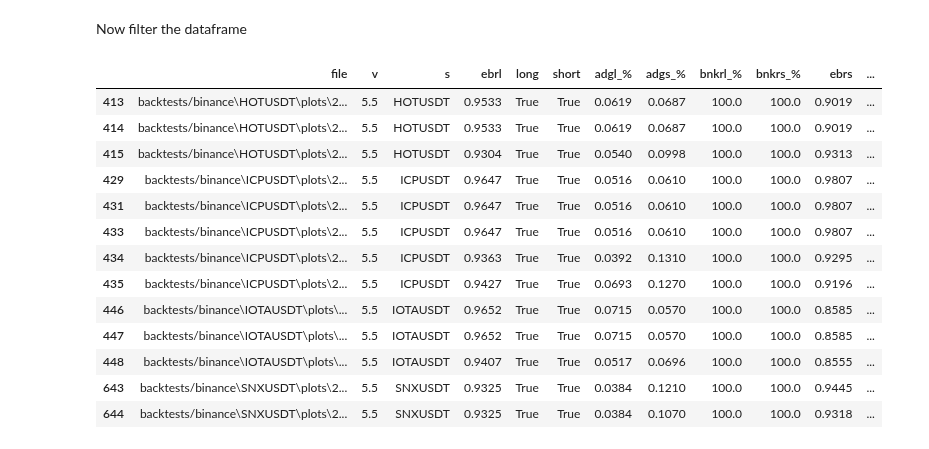
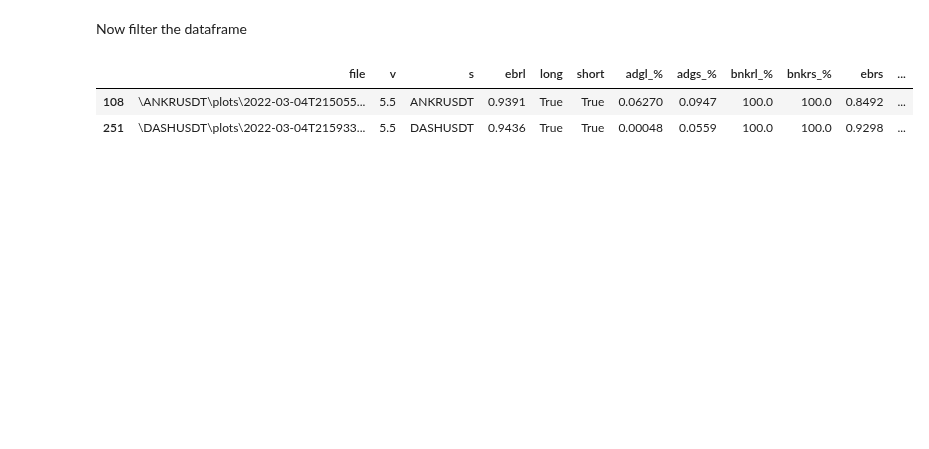
Before and after one commit to shroukkhan/passivbot, a Jupyter notebook: analyze_result.ipynb, the cells around one changed output. Cells and saved outputs as stored; diff of their text form; code cells hidden in the pictures; blank space fills up the shorter version.

```diff
--- a/analyze_result.ipynb
+++ b/analyze_result.ipynb
@@ -78,53 +81,42 @@ allowed_symbols = ["ETHUSDT", "XRPUSDT", "1000SHIBUSDT", "DOGEUSDT", "ADAUSDT",
                    "ATOMUSDT", "FILUSDT", "ICPUSDT", "ALICEUSDT", "LRCUSDT",
                    "BCHUSDT", "SUSHIUSDT", "XTZUSDT", "THETAUSDT", "CRVUSDT",
                    "ALGOUSDT", "CHZUSDT", "TRXUSDT", "VETUSDT", "CHRUSDT",
                    "ONEUSDT", "OMGUSDT", "XLMUSDT", "RUNEUSDT", "ENJUSDT",
                    "CELRUSDT", "SXPUSDT", "1INCHUSDT", "SRMUSDT", "COTIUSDT",
                    "ZECUSDT", "QTUMUSDT", "GRTUSDT", "DENTUSDT", "SFPUSDT",
                    "STORJUSDT", "IOTAUSDT", "HOTUSDT", "NEOUSDT", "COMPUSDT",
                    "LINAUSDT", "KAVAUSDT", "BATUSDT", "WAVESUSDT", "IOSTUSDT",
                    "ALPHAUSDT", "RLCUSDT", "HBARUSDT", "DODOUSDT", "XMRUSDT",
                    "SNXUSDT", "ANKRUSDT", "DASHUSDT", "REEFUSDT", "ZENUSDT",
                    "CVCUSDT", "RENUSDT", "ICXUSDT", "RSRUSDT", "SKLUSDT",
                    "NKNUSDT", "BELUSDT", "ONTUSDT", "OGNUSDT", "BLZUSDT",
                    "MTLUSDT", "CTKUSDT", "RVNUSDT", "LITUSDT", "MKRUSDT",
                    "OCEANUSDT", "ZILUSDT", "UNFIUSDT", "BANDUSDT", "YFIIUSDT",
                    "TOMOUSDT", "TRBUSDT", "KNCUSDT", "STMXUSDT", "ZRXUSDT",
                    "SCUSDT", "AKROUSDT", "XEMUSDT", "FLMUSDT", "BALUSDT",
                    "BTSUSDT", "DGBUSDT", "DEFIUSDT"]
 
-allowed_symbols = ["IOTAUSDT", "HOTUSDT", "ICPUSDT","SNXUSDT"]
+allowed_symbols = ["ANKRUSDT", "DASHUSDT",]
 big_data['adgt_%'] = big_data['adgl_%'] + big_data['adgs_%']
 df = big_data[(big_data.s.isin(allowed_symbols))
               & (big_data['long'] == True)
               & (big_data['short'] == True)
-              & (big_data['adgt_%'] > 0.09)
-              & (big_data['bnkrl_%'] > 95.0)
-              & (big_data['bnkrs_%'] > 95.0)
-              & (big_data['ebrs'] > .85)
-              & (big_data['ebrl'] > .85)
-              & (big_data['v'] == '5.5')
+              # & (big_data['adgt_%'] > 0.09)
+              # & (big_data['bnkrl_%'] > 95.0)
+              # & (big_data['bnkrs_%'] > 95.0)
+              # & (big_data['ebrs'] > .85)
+              # & (big_data['ebrl'] > .85)
+              # & (big_data['v'] == '5.5')
 
     # & (big_data['tg_%'] > 10)
     # & (big_data['ebr'] > .85)
               ]
 #df['total_adg'] = big_data['adgl_%'] + big_data['adgs_%']
 df
 # %% [output]
 |  | file | v | s | ebrl | long | short | adgl_% | adgs_% | bnkrl_% | bnkrs_% | ebrs | ... |
-| 413 | backtests/binance\HOTUSDT\plots\2... | 5.5 | HOTUSDT | 0.9533 | True | True | 0.0619 | 0.0687 | 100.0 | 100.0 | 0.9019 | ... |
-| 414 | backtests/binance\HOTUSDT\plots\2... | 5.5 | HOTUSDT | 0.9533 | True | True | 0.0619 | 0.0687 | 100.0 | 100.0 | 0.9019 | ... |
-| 415 | backtests/binance\HOTUSDT\plots\2... | 5.5 | HOTUSDT | 0.9304 | True | True | 0.0540 | 0.0998 | 100.0 | 100.0 | 0.9313 | ... |
-| 429 | backtests/binance\ICPUSDT\plots\2... | 5.5 | ICPUSDT | 0.9647 | True | True | 0.0516 | 0.0610 | 100.0 | 100.0 | 0.9807 | ... |
-| 431 | backtests/binance\ICPUSDT\plots\2... | 5.5 | ICPUSDT | 0.9647 | True | True | 0.0516 | 0.0610 | 100.0 | 100.0 | 0.9807 | ... |
-| 433 | backtests/binance\ICPUSDT\plots\2... | 5.5 | ICPUSDT | 0.9647 | True | True | 0.0516 | 0.0610 | 100.0 | 100.0 | 0.9807 | ... |
-| 434 | backtests/binance\ICPUSDT\plots\2... | 5.5 | ICPUSDT | 0.9363 | True | True | 0.0392 | 0.1310 | 100.0 | 100.0 | 0.9295 | ... |
-| 435 | backtests/binance\ICPUSDT\plots\2... | 5.5 | ICPUSDT | 0.9427 | True | True | 0.0693 | 0.1270 | 100.0 | 100.0 | 0.9196 | ... |
-| 446 | backtests/binance\IOTAUSDT\plots\... | 5.5 | IOTAUSDT | 0.9652 | True | True | 0.0715 | 0.0570 | 100.0 | 100.0 | 0.8585 | ... |
-| 447 | backtests/binance\IOTAUSDT\plots\... | 5.5 | IOTAUSDT | 0.9652 | True | True | 0.0715 | 0.0570 | 100.0 | 100.0 | 0.8585 | ... |
-| 448 | backtests/binance\IOTAUSDT\plots\... | 5.5 | IOTAUSDT | 0.9407 | True | True | 0.0517 | 0.0696 | 100.0 | 100.0 | 0.8555 | ... |
-| 643 | backtests/binance\SNXUSDT\plots\2... | 5.5 | SNXUSDT | 0.9325 | True | True | 0.0384 | 0.1210 | 100.0 | 100.0 | 0.9445 | ... |
-| 644 | backtests/binance\SNXUSDT\plots\2... | 5.5 | SNXUSDT | 0.9325 | True | True | 0.0384 | 0.1070 | 100.0 | 100.0 | 0.9318 | ... |
+| 108 | \ANKRUSDT\plots\2022-03-04T215055... | 5.5 | ANKRUSDT | 0.9391 | True | True | 0.06270 | 0.0947 | 100.0 | 100.0 | 0.8492 | ... |
+| 251 | \DASHUSDT\plots\2022-03-04T215933... | 5.5 | DASHUSDT | 0.9436 | True | True | 0.00048 | 0.0559 | 100.0 | 100.0 | 0.9298 | ... |
 # %%
 df.drop_duplicates(subset=['s', 'tgl_%','tgs_%','adgl_%','adgs_%','adgt_%', 'bnkrl_%', 'bnkrs_%', 'ebrl', 'ebrs', 'long', 'short'], keep='first',
                    inplace=True)
```
Also changed, not shown: parts of 3 cells of this notebook, 4 other files.
